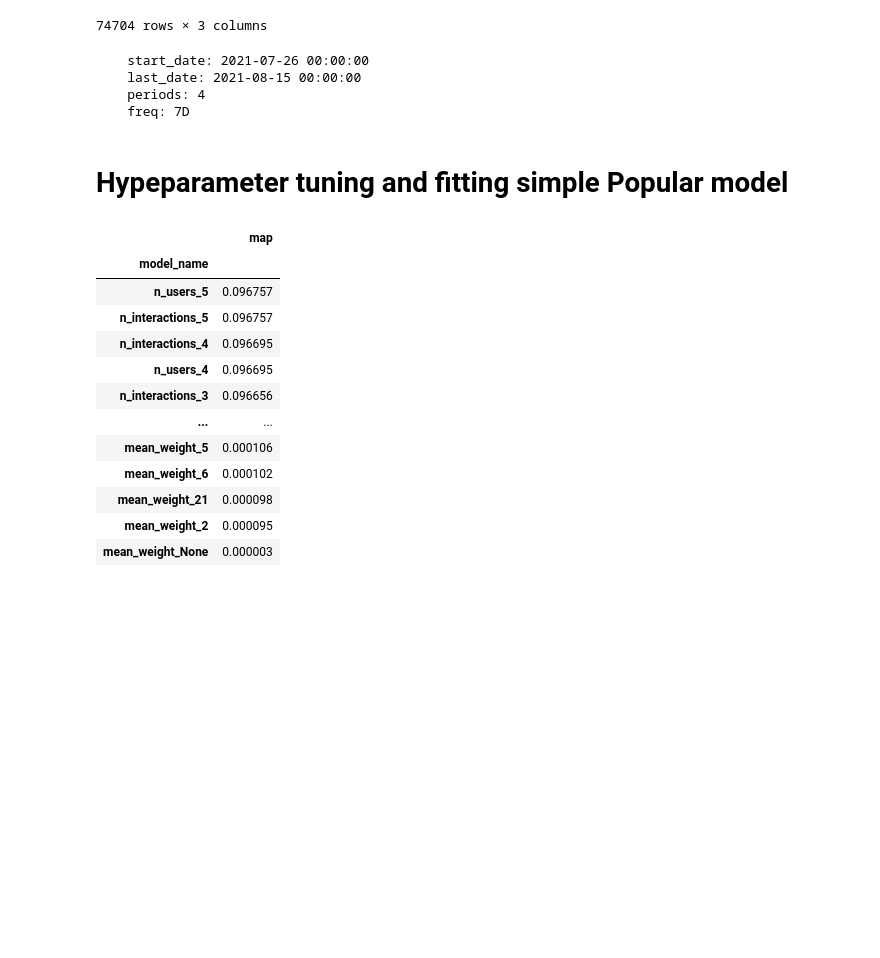
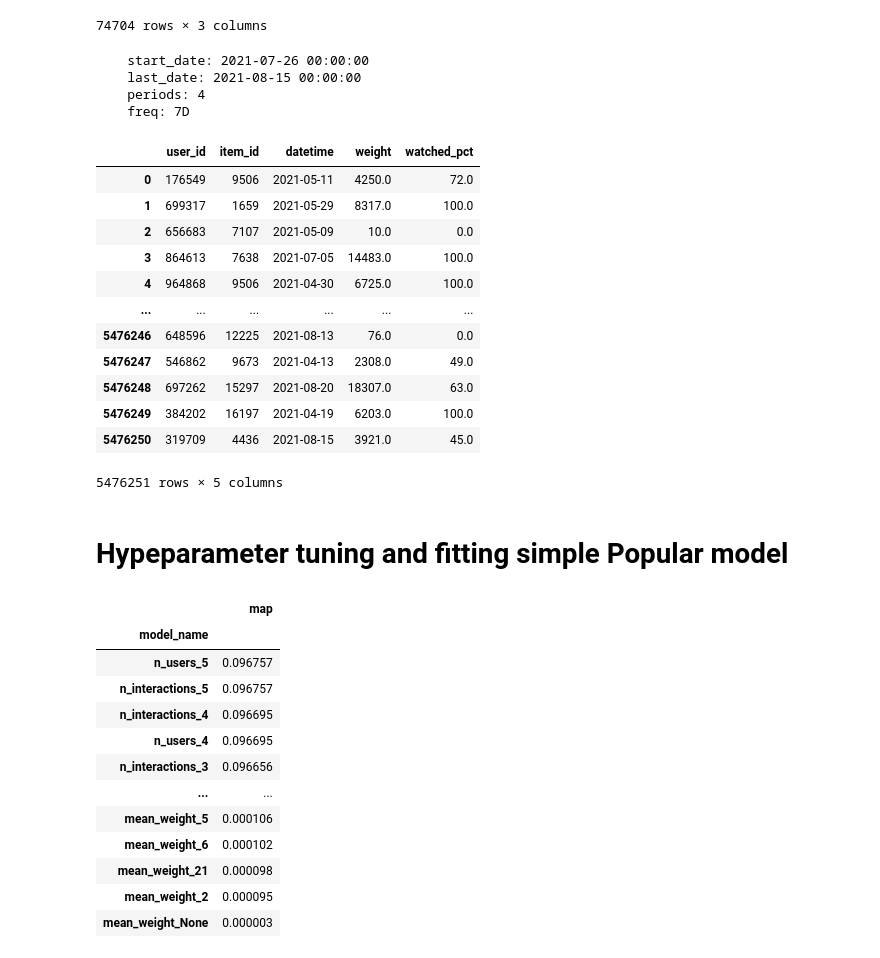
Before and after one commit to daniildiveev/mts-recsys, a Jupyter notebook: 1st_homework.ipynb, the cells around one changed output. Drawn from its saved outputs; the diff is of its cells as text; code cells hidden in the pictures; blank space fills up the shorter version.

```diff
--- a/1st_homework.ipynb
+++ b/1st_homework.ipynb
@@ -144,3 +146,19 @@ date_range = pd.date_range(start=start_date, periods=periods, freq=freq, tz=last
 # %%
 splitter = TimeRangeSplitter(date_range=date_range)
 interactions_ = Interactions(interactions)
+# %%
+interactions
+# %% [output]
+|  | user_id | item_id | datetime | weight | watched_pct |
+| 0 | 176549 | 9506 | 2021-05-11 | 4250.0 | 72.0 |
+| 1 | 699317 | 1659 | 2021-05-29 | 8317.0 | 100.0 |
+| 2 | 656683 | 7107 | 2021-05-09 | 10.0 | 0.0 |
+| 3 | 864613 | 7638 | 2021-07-05 | 14483.0 | 100.0 |
+| 4 | 964868 | 9506 | 2021-04-30 | 6725.0 | 100.0 |
+| ... | ... | ... | ... | ... | ... |
+| 5476246 | 648596 | 12225 | 2021-08-13 | 76.0 | 0.0 |
+| 5476247 | 546862 | 9673 | 2021-04-13 | 2308.0 | 49.0 |
+| 5476248 | 697262 | 15297 | 2021-08-20 | 18307.0 | 63.0 |
+| 5476249 | 384202 | 16197 | 2021-04-19 | 6203.0 | 100.0 |
+| 5476250 | 319709 | 4436 | 2021-08-15 | 3921.0 | 45.0 |
+5476251 rows × 5 columns
```
Also changed, not shown: parts of 26 cells of this notebook.
